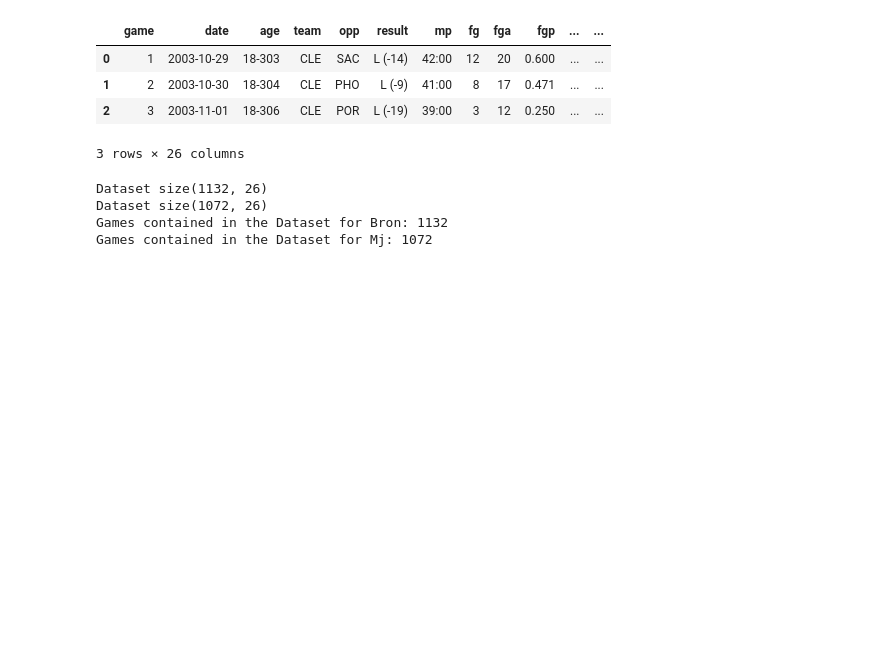
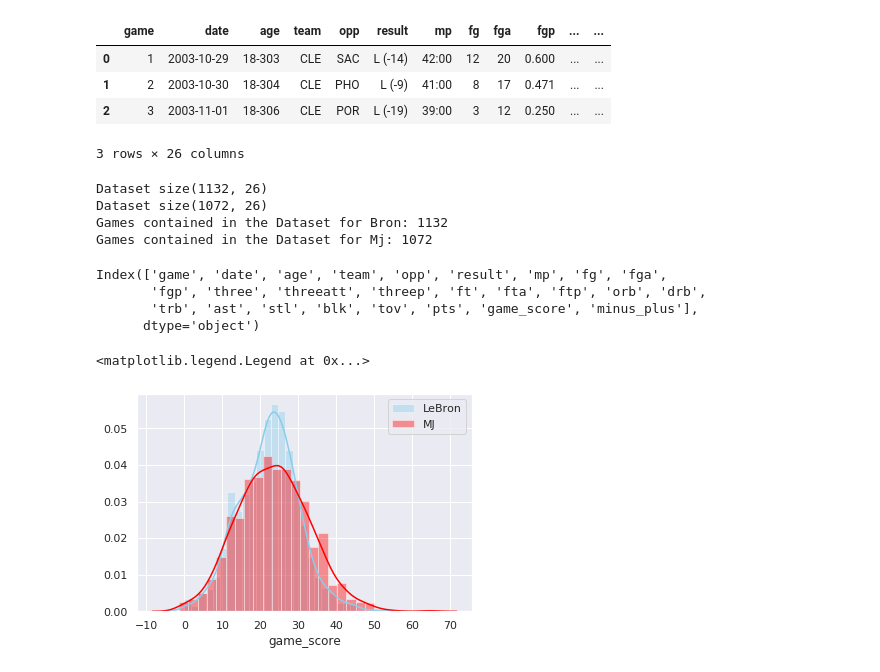
Before and after one commit to IbrahimShamma99/MJ-VS-LBJ, a Jupyter notebook: main.ipynb, the cells around one changed output. Saved outputs shown, nothing was run; the diff lists cells and outputs as text; code cells hidden in the pictures; blank space fills up the shorter version.

Commit message:
score frequency

```diff
--- a/main.ipynb
+++ b/main.ipynb
@@ -61,3 +61,18 @@ Dataset size(1132, 26)
 Dataset size(1072, 26)
 Games contained in the Dataset for Bron: 1132
 Games contained in the Dataset for Mj: 1072
+# %%
+print(Lebron_df.columns)
+# %% [output]
+Index(['game', 'date', 'age', 'team', 'opp', 'result', 'mp', 'fg', 'fga',
+       'fgp', 'three', 'threeatt', 'threep', 'ft', 'fta', 'ftp', 'orb', 'drb',
+       'trb', 'ast', 'stl', 'blk', 'tov', 'pts', 'game_score', 'minus_plus'],
+      dtype='object')
+# %%
+# Method 1: on the same Axis
+sns.distplot( Lebron_df["game_score"] , color="skyblue", label="LeBron")
+sns.distplot( Jordan_df["game_score"] , color="red", label="MJ")
+plt.legend()
+# %% [output]
+<matplotlib.legend.Legend at 0x...>
+[figure, added]
```
